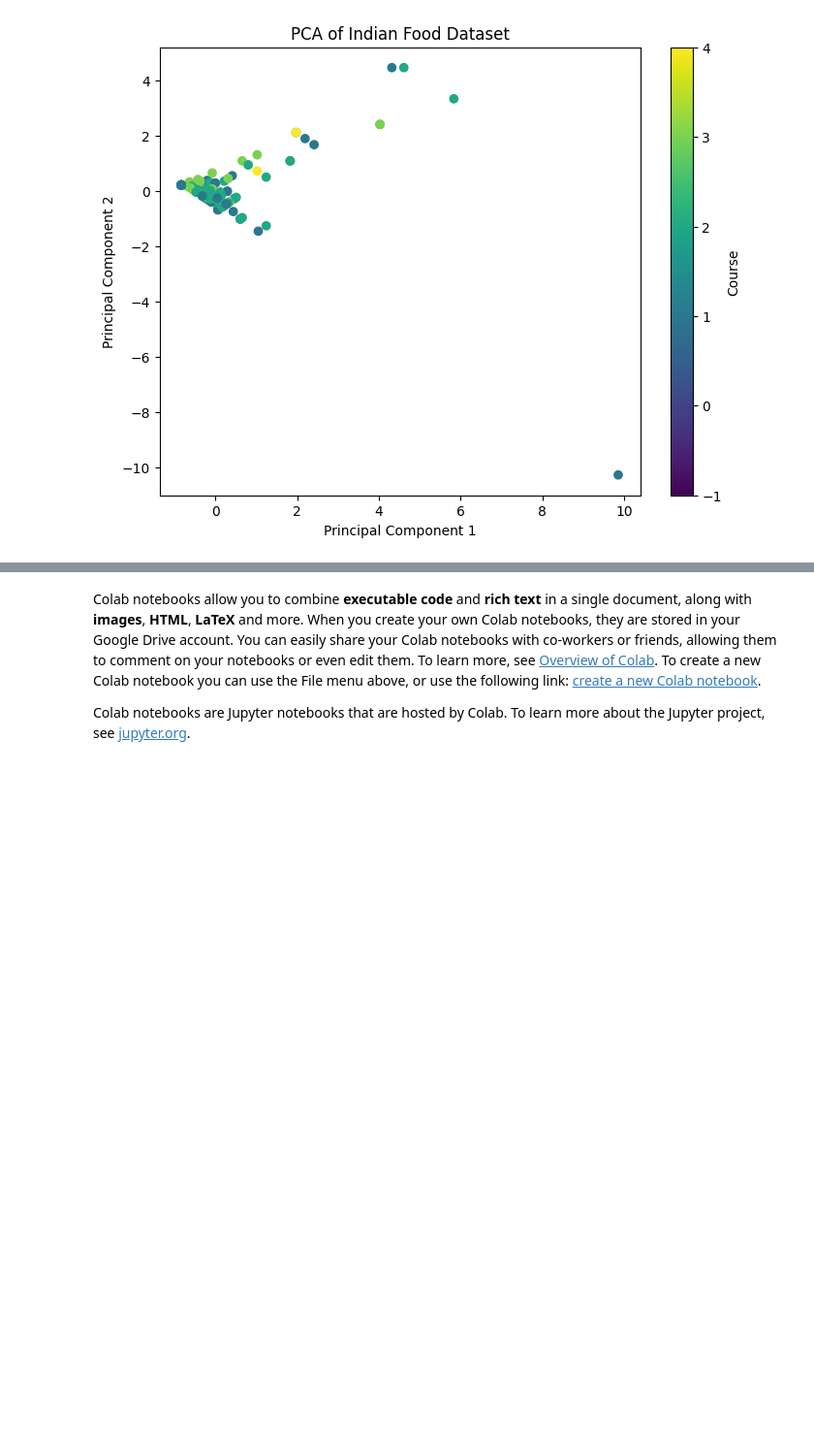
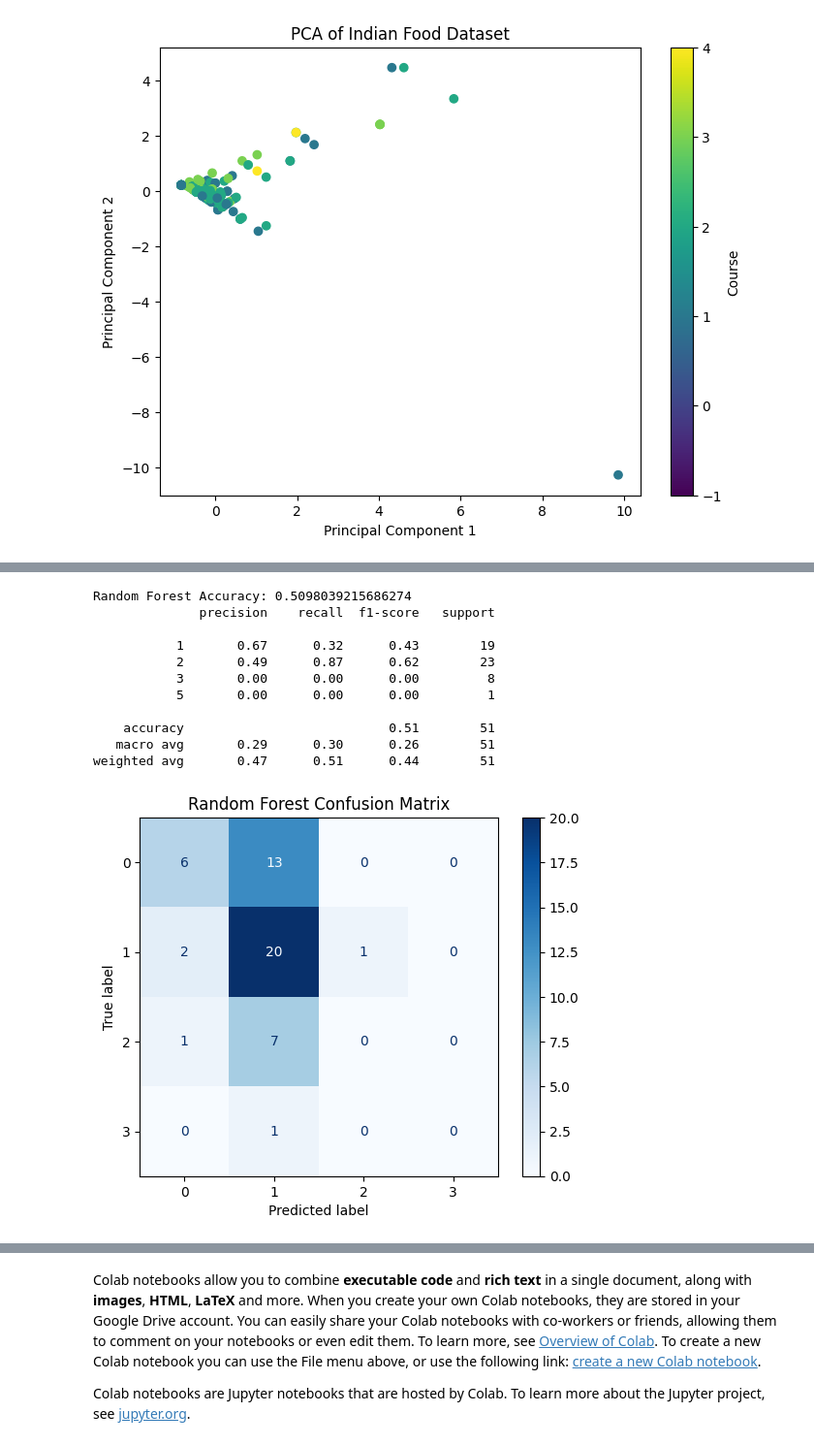
Before and after one commit to sweta1624/EDA, a Jupyter notebook: 21BDS0299.ipynb, the cells around one changed output, grey strips where cells are left out. Shown at 97% size. Drawn from its saved outputs; the diff is of its cells as text; code cells hidden in the pictures; blank space fills up the shorter version.

```diff
--- a/21BDS0299.ipynb
+++ b/21BDS0299.ipynb
@@ -308,15 +280,35 @@ ImportError: cannot import name 'plot_confusion_matrix' from 'sklearn.metrics' (
 # %%
+import matplotlib.pyplot as plt
 from sklearn.ensemble import RandomForestClassifier
+from sklearn.metrics import accuracy_score, classification_report, confusion_matrix, ConfusionMatrixDisplay
 
-#Random Forest Classifier
-rf_model = RandomForestClassifier(n_estimators=50, random_state=42) #50 trees
+# Random Forest Classifier
+rf_model = RandomForestClassifier(n_estimators=50, random_state=42)  # 50 trees
 rf_model.fit(X_train, y_train)
+
 # Model Evaluation
 rf_y_pred = rf_model.predict(X_test)
 rf_accuracy = accuracy_score(y_test, rf_y_pred)
 print(f"Random Forest Accuracy: {rf_accuracy}")
 print(classification_report(y_test, rf_y_pred))
 
-plot_confusion_matrix(rf_model, X_test, y_test, cmap=plt.cm.Blues)
+#confusion matrix
+cm = confusion_matrix(y_test, rf_y_pred)
+disp = ConfusionMatrixDisplay(confusion_matrix=cm)
+disp.plot(cmap=plt.cm.Blues)
+
 plt.title("Random Forest Confusion Matrix")
 plt.show()
+# %% [output]
+Random Forest Accuracy: 0.5098039215686274
+              precision    recall  f1-score   support
+
+           1       0.67      0.32      0.43        19
+           2       0.49      0.87      0.62        23
+           3       0.00      0.00      0.00         8
+           5       0.00      0.00      0.00         1
+
+    accuracy                           0.51        51
+   macro avg       0.29      0.30      0.26        51
+weighted avg       0.47      0.51      0.44        51
+[figure, added]
```
Also changed, not shown: parts of 4 cells of this notebook.
